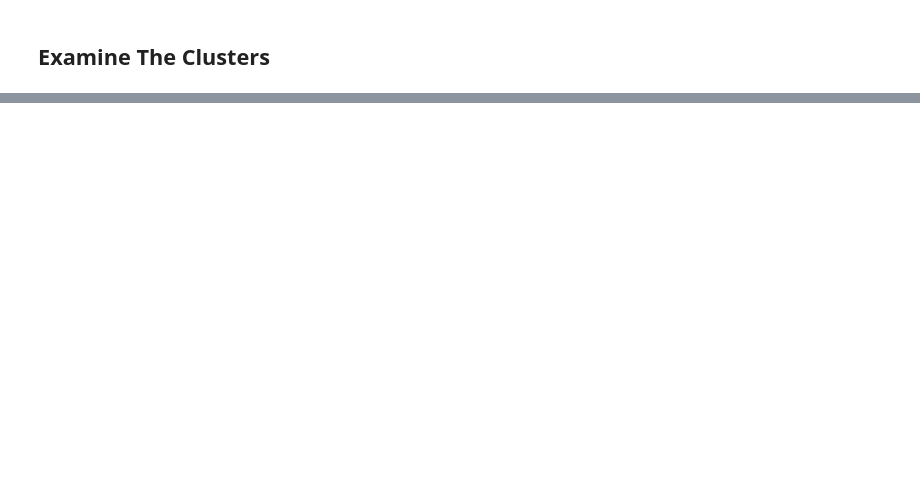
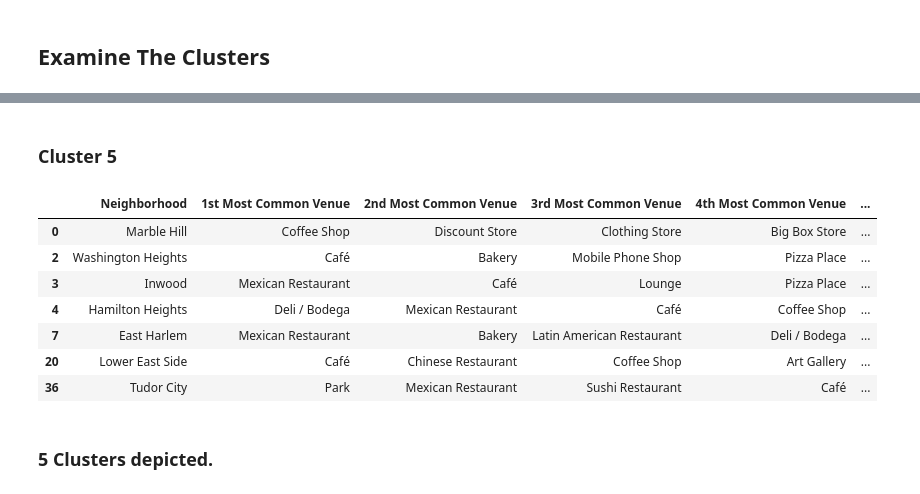
Before and after one commit to codefeast/Coursera_Capstone, a Jupyter notebook: CourseraCapstonePrjPt2.ipynb, the cells around one changed output, grey strips where cells are left out. Drawn from its saved outputs; the diff is of its cells as text; code cells hidden in the pictures; blank space fills up the shorter version.

```diff
--- a/CourseraCapstonePrjPt2.ipynb
+++ b/CourseraCapstonePrjPt2.ipynb
@@ -477,0 +537,15 @@ manhattan_merged.loc[manhattan_merged['Cluster Labels'] == 0, manhattan_merged.c
+# %% [markdown]
+### Cluster 5
+# %%
+manhattan_merged.loc[manhattan_merged['Cluster Labels'] == 4, manhattan_merged.columns[[1] + list(range(5, manhattan_merged.shape[1]))]]
+# %% [output]
+|  | Neighborhood | 1st Most Common Venue | 2nd Most Common Venue | 3rd Most Common Venue | 4th Most Common Venue | ... |
+| 0 | Marble Hill | Coffee Shop | Discount Store | Clothing Store | Big Box Store | ... |
+| 2 | Washington Heights | Café | Bakery | Mobile Phone Shop | Pizza Place | ... |
+| 3 | Inwood | Mexican Restaurant | Café | Lounge | Pizza Place | ... |
+| 4 | Hamilton Heights | Deli / Bodega | Mexican Restaurant | Café | Coffee Shop | ... |
+| 7 | East Harlem | Mexican Restaurant | Bakery | Latin American Restaurant | Deli / Bodega | ... |
+| 20 | Lower East Side | Café | Chinese Restaurant | Coffee Shop | Art Gallery | ... |
+| 36 | Tudor City | Park | Mexican Restaurant | Sushi Restaurant | Café | ... |
+# %% [markdown]
+### 5 Clusters depicted.
```
Also changed, not shown: parts of 17 cells of this notebook, 2 other files.
